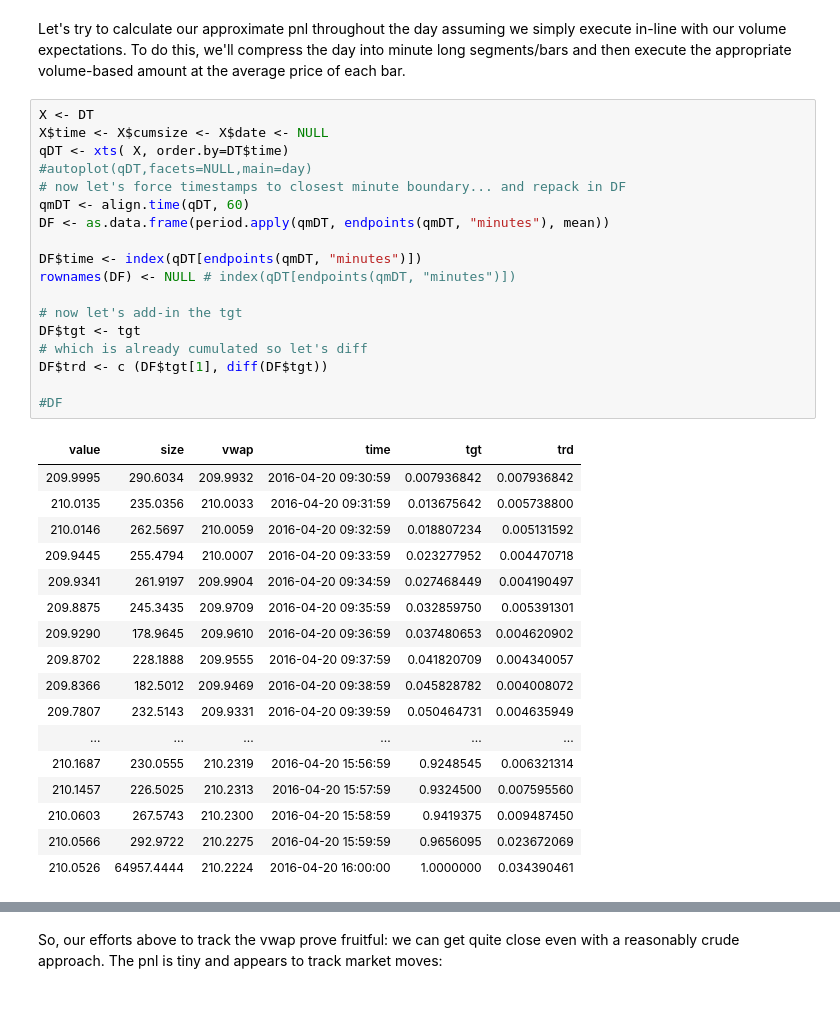
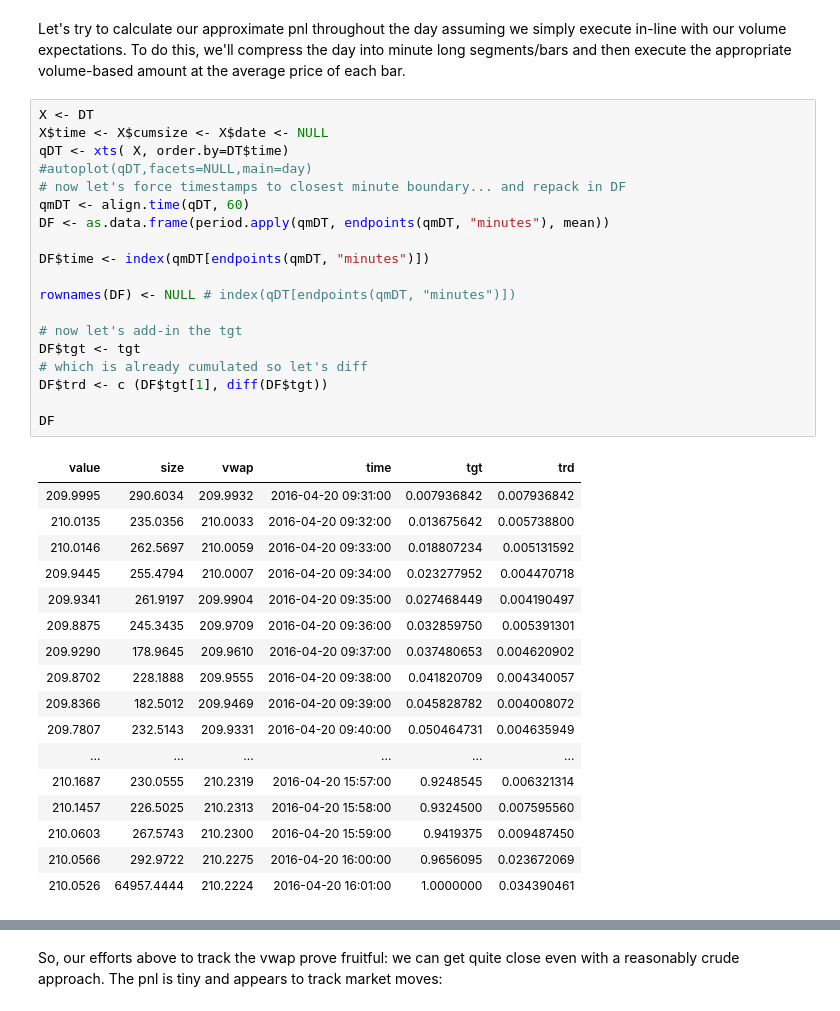
Before and after one commit to hackthemarket/vwap, a Jupyter notebook: vwap.ipynb, the cells around one changed output, grey strips where cells are left out. Saved outputs shown, nothing was run; the diff lists cells and outputs as text.

```diff
--- a/vwap.ipynb
+++ b/vwap.ipynb
@@ -207,39 +225,40 @@ Let's try to calculate our approximate pnl throughout the day assuming we simply
 # %%
 X <- DT
 X$time <- X$cumsize <- X$date <- NULL
 qDT <- xts( X, order.by=DT$time)
 #autoplot(qDT,facets=NULL,main=day)
 # now let's force timestamps to closest minute boundary... and repack in DF
 qmDT <- align.time(qDT, 60)
 DF <- as.data.frame(period.apply(qmDT, endpoints(qmDT, "minutes"), mean))
 
-DF$time <- index(qDT[endpoints(qmDT, "minutes")])
+DF$time <- index(qmDT[endpoints(qmDT, "minutes")])
+
 rownames(DF) <- NULL # index(qDT[endpoints(qmDT, "minutes")])
 
 # now let's add-in the tgt
 DF$tgt <- tgt
 # which is already cumulated so let's diff
 DF$trd <- c (DF$tgt[1], diff(DF$tgt))
 
-#DF
+DF
 # %% [output]
 | value | size | vwap | time | tgt | trd |
-| 209.9995 | 290.6034 | 209.9932 | 2016-04-20 09:30:59 | 0.007936842 | 0.007936842 |
-| 210.0135 | 235.0356 | 210.0033 | 2016-04-20 09:31:59 | 0.013675642 | 0.005738800 |
-| 210.0146 | 262.5697 | 210.0059 | 2016-04-20 09:32:59 | 0.018807234 | 0.005131592 |
-| 209.9445 | 255.4794 | 210.0007 | 2016-04-20 09:33:59 | 0.023277952 | 0.004470718 |
-| 209.9341 | 261.9197 | 209.9904 | 2016-04-20 09:34:59 | 0.027468449 | 0.004190497 |
-| 209.8875 | 245.3435 | 209.9709 | 2016-04-20 09:35:59 | 0.032859750 | 0.005391301 |
-| 209.9290 | 178.9645 | 209.9610 | 2016-04-20 09:36:59 | 0.037480653 | 0.004620902 |
-| 209.8702 | 228.1888 | 209.9555 | 2016-04-20 09:37:59 | 0.041820709 | 0.004340057 |
-| 209.8366 | 182.5012 | 209.9469 | 2016-04-20 09:38:59 | 0.045828782 | 0.004008072 |
-| 209.7807 | 232.5143 | 209.9331 | 2016-04-20 09:39:59 | 0.050464731 | 0.004635949 |
+| 209.9995 | 290.6034 | 209.9932 | 2016-04-20 09:31:00 | 0.007936842 | 0.007936842 |
+| 210.0135 | 235.0356 | 210.0033 | 2016-04-20 09:32:00 | 0.013675642 | 0.005738800 |
+| 210.0146 | 262.5697 | 210.0059 | 2016-04-20 09:33:00 | 0.018807234 | 0.005131592 |
+| 209.9445 | 255.4794 | 210.0007 | 2016-04-20 09:34:00 | 0.023277952 | 0.004470718 |
+| 209.9341 | 261.9197 | 209.9904 | 2016-04-20 09:35:00 | 0.027468449 | 0.004190497 |
+| 209.8875 | 245.3435 | 209.9709 | 2016-04-20 09:36:00 | 0.032859750 | 0.005391301 |
+| 209.9290 | 178.9645 | 209.9610 | 2016-04-20 09:37:00 | 0.037480653 | 0.004620902 |
+| 209.8702 | 228.1888 | 209.9555 | 2016-04-20 09:38:00 | 0.041820709 | 0.004340057 |
+| 209.8366 | 182.5012 | 209.9469 | 2016-04-20 09:39:00 | 0.045828782 | 0.004008072 |
+| 209.7807 | 232.5143 | 209.9331 | 2016-04-20 09:40:00 | 0.050464731 | 0.004635949 |
 | ... | ... | ... | ... | ... | ... |
-| 210.1687 | 230.0555 | 210.2319 | 2016-04-20 15:56:59 | 0.9248545 | 0.006321314 |
-| 210.1457 | 226.5025 | 210.2313 | 2016-04-20 15:57:59 | 0.9324500 | 0.007595560 |
-| 210.0603 | 267.5743 | 210.2300 | 2016-04-20 15:58:59 | 0.9419375 | 0.009487450 |
-| 210.0566 | 292.9722 | 210.2275 | 2016-04-20 15:59:59 | 0.9656095 | 0.023672069 |
-| 210.0526 | 64957.4444 | 210.2224 | 2016-04-20 16:00:00 | 1.0000000 | 0.034390461 |
+| 210.1687 | 230.0555 | 210.2319 | 2016-04-20 15:57:00 | 0.9248545 | 0.006321314 |
+| 210.1457 | 226.5025 | 210.2313 | 2016-04-20 15:58:00 | 0.9324500 | 0.007595560 |
+| 210.0603 | 267.5743 | 210.2300 | 2016-04-20 15:59:00 | 0.9419375 | 0.009487450 |
+| 210.0566 | 292.9722 | 210.2275 | 2016-04-20 16:00:00 | 0.9656095 | 0.023672069 |
+| 210.0526 | 64957.4444 | 210.2224 | 2016-04-20 16:01:00 | 1.0000000 | 0.034390461 |
 # %%
 # let's calculate our expected price (assuming no model!)
 DF$nostro <- DF$value
```
Also changed, not shown: parts of 13 cells of this notebook.
